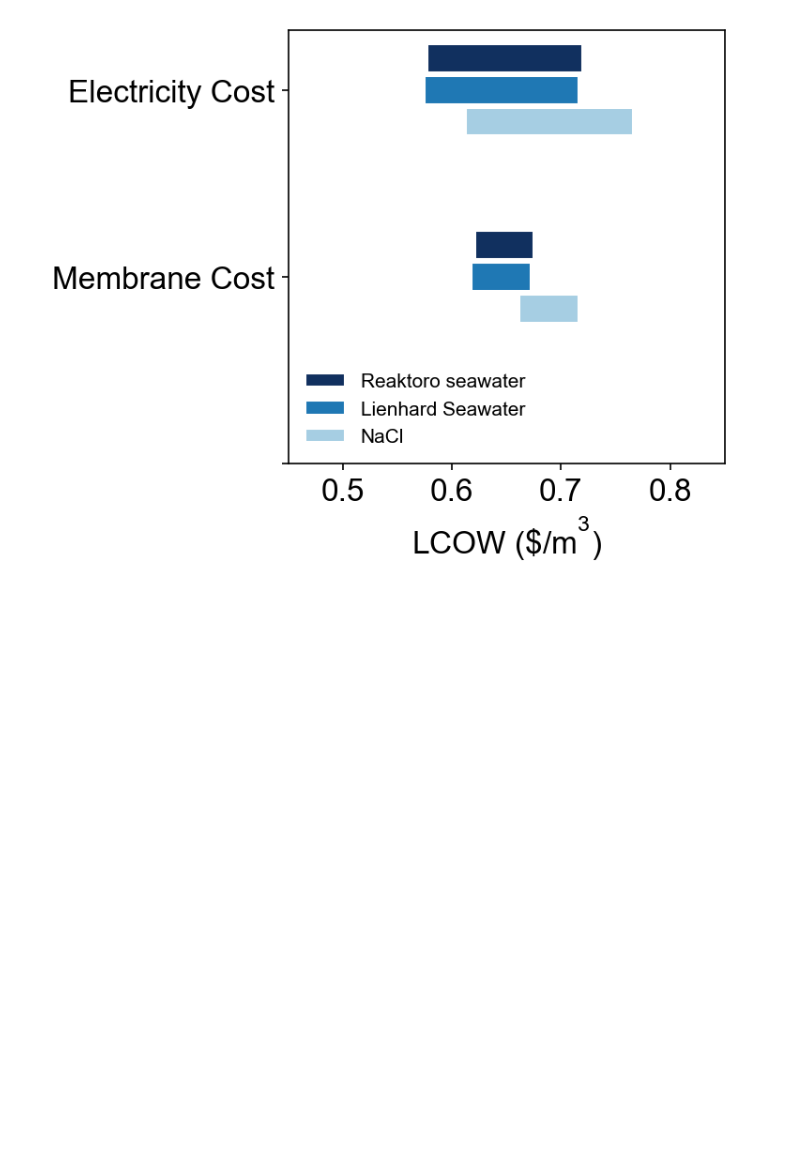
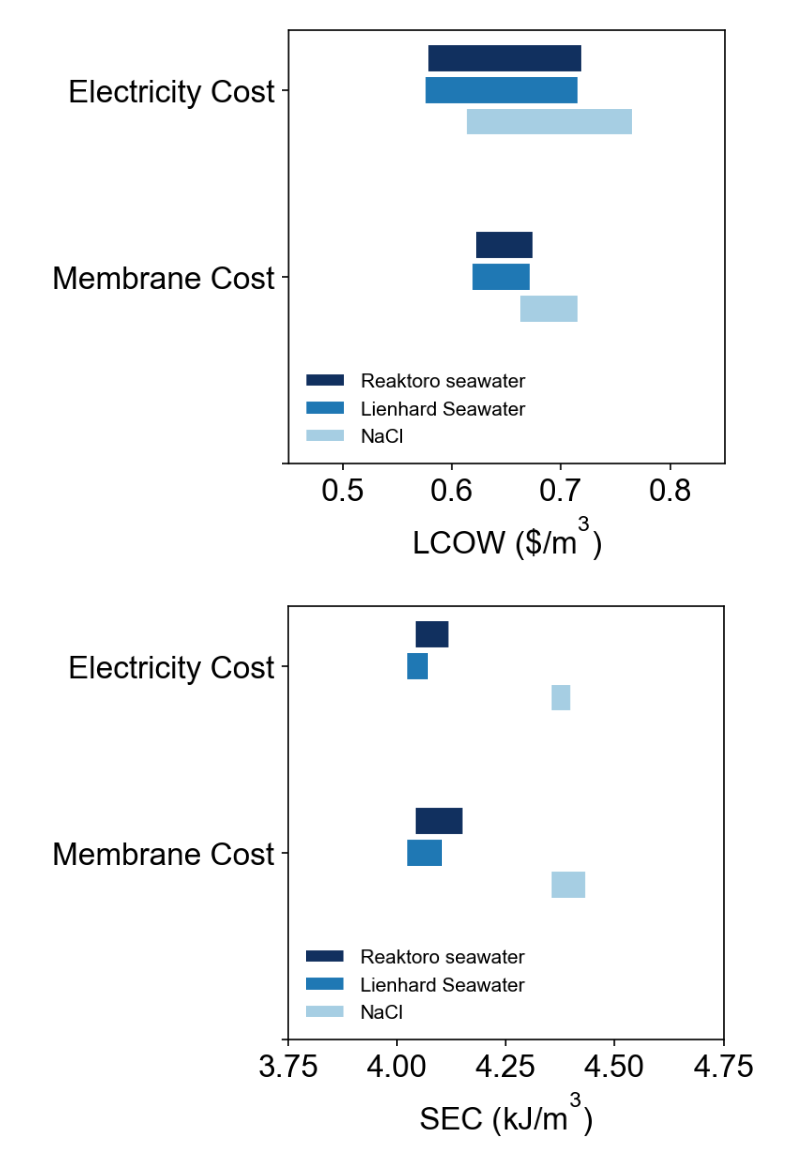
Before and after one commit to savannahsakhai/watertap, a Jupyter notebook: watertap/flowsheets/property_analysis/prop_plots/plotting.ipynb, the cells around one changed output. Saved outputs shown, nothing was run; the diff lists cells and outputs as text; code cells hidden in the pictures; blank space fills up the shorter version.

```diff
--- a/watertap/flowsheets/property_analysis/prop_plots/plotting.ipynb
+++ b/watertap/flowsheets/property_analysis/prop_plots/plotting.ipynb
@@ -400,3 +473,79 @@ plt.gca().invert_yaxis()
 plt.savefig("RO_sensitivity", dpi=600, bbox_inches='tight')
 # %% [output]
 [figure]
+# %%
+parameters = ["Electricity Cost","Membrane Cost",""]
+
+# Sample data for LCOW_low and LCOW_high (the reordered values should match your data)
+SEC_low = [s1["SEC"][0], s2["SEC"][0],
+            s3["SEC"][0], s4["SEC"][0],
+            s5["SEC"][0], s6["SEC"][0],
+            ]
+
+SEC_high = [s1["SEC"][1], s2["SEC"][1],
+             s3["SEC"][1], s4["SEC"][1],
+             s5["SEC"][1], s6["SEC"][1],
+             ]
+
+# New ordered indices based on the new parameter order
+indices_order = [0, 2, 4,
+                 1, 3, 5,]
+
+# Reorder LCOW_low and LCOW_high based on the new indices
+# parameters_new = [parameters[i] for i in indices_order]
+SEC_low = [SEC_low[i] for i in indices_order]
+SEC_high = [SEC_high[i] for i in indices_order]
+
+# base_y_pos = np.arange(len(parameters))
+# y_pos = []
+# offset = [-0.2, 0, 0.2]
+
+# for y in base_y_pos:
+#     for o in offset:
+#         y_pos.append(y + o)
+
+
+fig = figureGenerator()
+fig.init_figure(
+    width=4,
+    height=4,
+    )
+fig.set_default_figure_settings(font_size=text_size_default-2, label_size=text_size_default)
+
+color = [dark, mid_light, light,
+         dark, mid_light, light,
+
+]
+
+# y_pos = np.arange(len(parameters))
+
+width = []
+bottom = []
+for low, high in zip(SEC_low, SEC_high):
+    width.append(abs(high - low))
+    bottom.append(min(low, high))
+
+# Loop over each parameter to plot individual bars with unique labels
+for y, w, b, c in zip(y_pos, width, bottom, color):
+    fig.plot_bar(
+        [y],  # single y position
+        [w],  # single width
+        bottom=[b],  # single bottom position
+        width=0.15,
+        vertical=False,
+        color=c,
+        edgecolor="white",
+    )
+
+# Additional plot settings
+plt.tick_params(labelsize=title_size-2)
+plt.xlim(3.75,4.75)
+plt.xlabel("SEC (kJ/m$^3$)", fontsize=title_size-2)
+plt.legend(["Reaktoro seawater","Lienhard Seawater","NaCl"], loc='lower left', fontsize=10, frameon=False)
+
+plt.yticks(base_y_pos, parameters)
+plt.gca().invert_yaxis()
+
+plt.savefig("RO_sensitivity_SEC", dpi=600, bbox_inches='tight')
+# %% [output]
+[figure, added]
```
Also changed, not shown: parts of 1 cell of this notebook, 4 other files.
